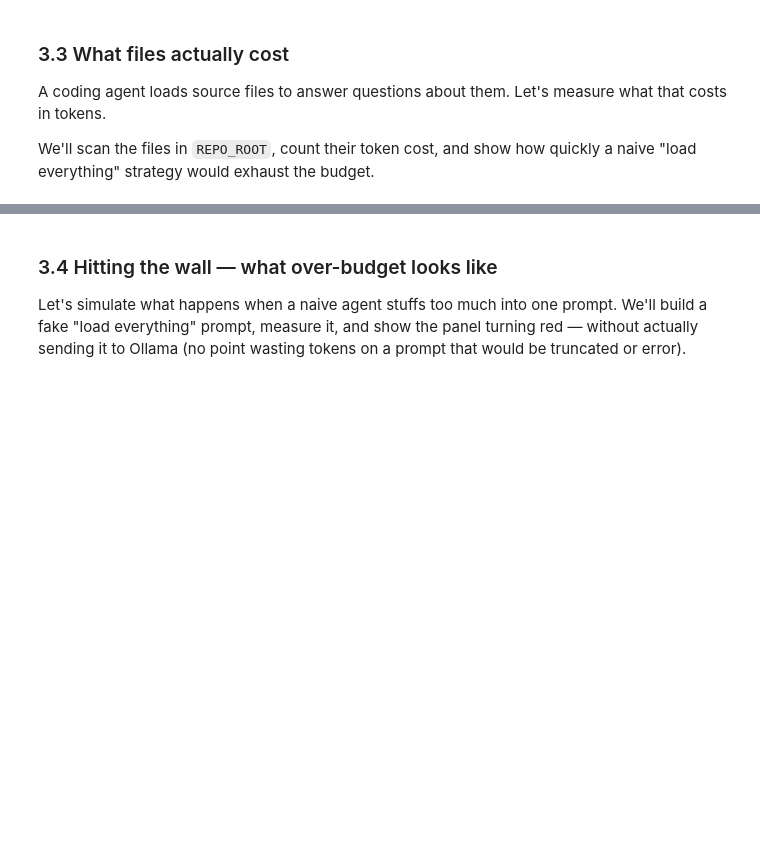
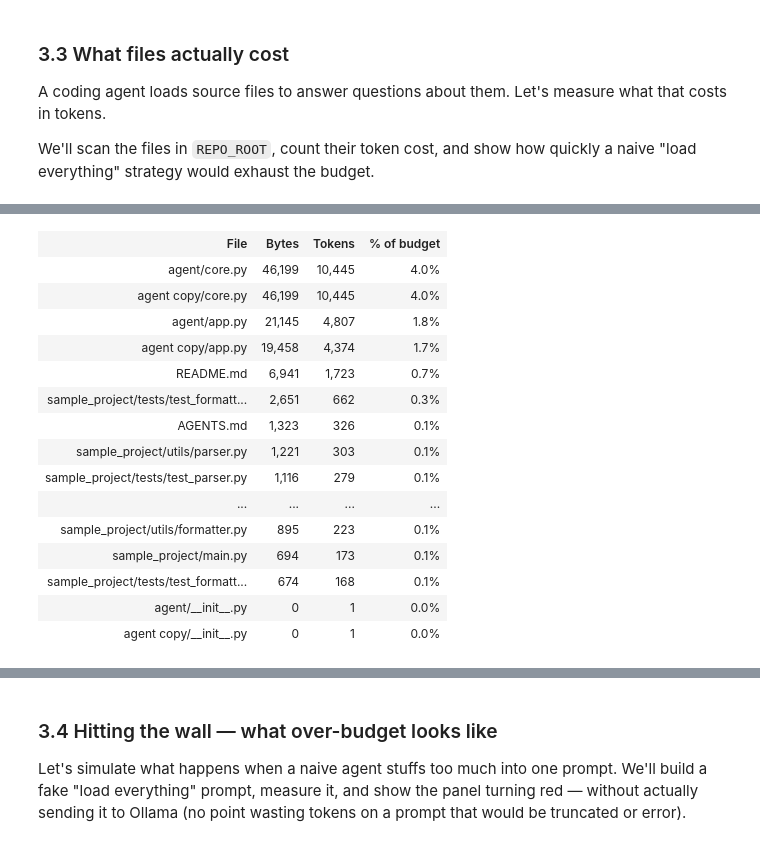
Before and after one commit to alankarmisra/pocket-agent, a Jupyter notebook: pocket_agent.ipynb, the cells around one changed output, grey strips where cells are left out. Saved outputs shown, nothing was run; the diff lists cells and outputs as text; code cells hidden in the pictures; blank space fills up the shorter version.

```diff
--- a/pocket_agent.ipynb
+++ b/pocket_agent.ipynb
@@ -621,7 +643,6 @@ how quickly a naive "load everything" strategy would exhaust the budget.
 # %%
 import os
 from pathlib import Path
-from rich.table import Table
 
 # File extensions we'd want to load for a coding question
 CODE_EXTENSIONS = {".py", ".js", ".ts", ".go", ".rs", ".java",
@@ -635,7 +656,6 @@ def scan_repo_costs(root: str) -> list[dict]:
     """
     results = []
     for dirpath, dirnames, filenames in os.walk(root):
-        # Skip hidden dirs and common noise
         dirnames[:] = [d for d in dirnames
                        if not d.startswith(".") and d not in
                        {"__pycache__", "node_modules", ".git", "venv", ".venv"}]
@@ -657,34 +677,42 @@ def scan_repo_costs(root: str) -> list[dict]:
 
 file_costs = scan_repo_costs(REPO_ROOT)
 
-# ── Rich table ──────────────────────────────────────────────────────────────
-tbl = Table(title=f"File token costs in '{REPO_ROOT}'",
-            show_lines=False, header_style="bold cyan")
-tbl.add_column("File",        style="dim",       max_width=60)
-tbl.add_column("Bytes",       justify="right")
-tbl.add_column("Tokens",      justify="right")
-tbl.add_column("% of budget", justify="right")
-
-cumulative = 0
-for f in file_costs[:20]:          # show top 20
+# ── HTML table ──────────────────────────────────────────────────────────────
+rows = ""
+for f in file_costs[:20]:
     pct = f["tokens"] / TOKEN_BUDGET * 100
-    cumulative += f["tokens"]
-    cum_pct = cumulative / TOKEN_BUDGET * 100
-    color = "green" if pct < 10 else ("yellow" if pct < 30 else "red")
-    tbl.add_row(
-        f["path"],
-        f"{f['bytes']:,}",
-        f"[{color}]{f['tokens']:,}[/{color}]",
-        f"[{color}]{pct:.1f} %[/{color}]",
+    color = "#2da44e" if pct < 10 else ("#bf8700" if pct < 30 else "#cf222e")
+    rows += (
+        f'<tr><td style="font-family:monospace;padding:3px 12px 3px 0">{f["path"]}</td>'
+        f'<td style="text-align:right;padding:3px 8px">{f["bytes"]:,}</td>'
+        f'<td style="text-align:right;padding:3px 8px;color:{color};font-weight:bold">{f["tokens"]:,}</td>'
+        f'<td style="text-align:right;padding:3px 8px;color:{color}">{pct:.1f}%</td></tr>'
     )
 
-console.print(tbl)
+total = sum(f["tokens"] for f in file_costs)
+fits  = total <= TOKEN_BUDGET
+summary_color = "#2da44e" if fits else "#cf222e"
+summary = "YES ✓" if fits else "NO ✗"
 
-total_tokens = sum(f["tokens"] for f in file_costs)
-console.print(
-    f"\n[bold]Total across {len(file_costs)} files:[/bold] "
-    f"[{'red' if total_tokens > TOKEN_BUDGET else 'green'}]{total_tokens:,} tokens[/]\n"
-    f"Token budget: {TOKEN_BUDGET:,}\n"
-    f"Fits in one prompt: [bold]{'NO ❌' if total_tokens > TOKEN_BUDGET else 'YES ✓'}[/bold]"
-)
+display(HTML(f"""
+<div style="font-family:monospace;font-size:0.88rem">
+  <b>File token costs in '{REPO_ROOT}'</b>
+  <table style="border-collapse:collapse;margin-top:8px">
+    <tr style="border-bottom:1px solid #d0d7de;color:#57606a">
+      <th style="text-align:left;padding:3px 12px 3px 0">File</th>
+      <th style="text-align:right;padding:3px 8px">Bytes</th>
+      <th style="text-align:right;padding:3px 8px">Tokens</th>
+      <th style="text-align:right;padding:3px 8px">% of budget</th>
+    </tr>
+    {rows}
+  </table>
+  <div style="margin-top:8px;color:#57606a">
+    Total across {len(file_costs)} files:&nbsp;
+    <span style="color:{summary_color};font-weight:bold">{total:,} tokens</span>
+    &nbsp;·&nbsp; Budget: {TOKEN_BUDGET:,}
+    &nbsp;·&nbsp; Fits in one prompt:&nbsp;
+    <span style="color:{summary_color};font-weight:bold">{summary}</span>
+  </div>
+</div>
+"""))
 # %% [output]
@@ -708,0 +720,16 @@ console.print(
+| File | Bytes | Tokens | % of budget |
+| agent/core.py | 46,199 | 10,445 | 4.0% |
+| agent copy/core.py | 46,199 | 10,445 | 4.0% |
+| agent/app.py | 21,145 | 4,807 | 1.8% |
+| agent copy/app.py | 19,458 | 4,374 | 1.7% |
+| README.md | 6,941 | 1,723 | 0.7% |
+| sample_project/tests/test_formatt... | 2,651 | 662 | 0.3% |
+| AGENTS.md | 1,323 | 326 | 0.1% |
+| sample_project/utils/parser.py | 1,221 | 303 | 0.1% |
+| sample_project/tests/test_parser.py | 1,116 | 279 | 0.1% |
+| ... | ... | ... | ... |
+| sample_project/utils/formatter.py | 895 | 223 | 0.1% |
+| sample_project/main.py | 694 | 173 | 0.1% |
+| sample_project/tests/test_formatt... | 674 | 168 | 0.1% |
+| agent/__init__.py | 0 | 1 | 0.0% |
+| agent copy/__init__.py | 0 | 1 | 0.0% |
```
Also changed, not shown: parts of 66 cells of this notebook, 5 other files.
